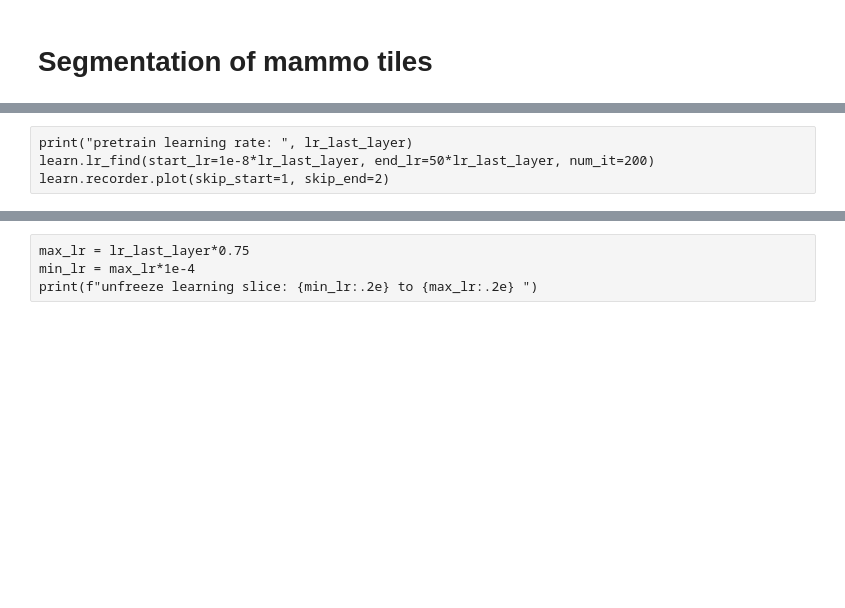
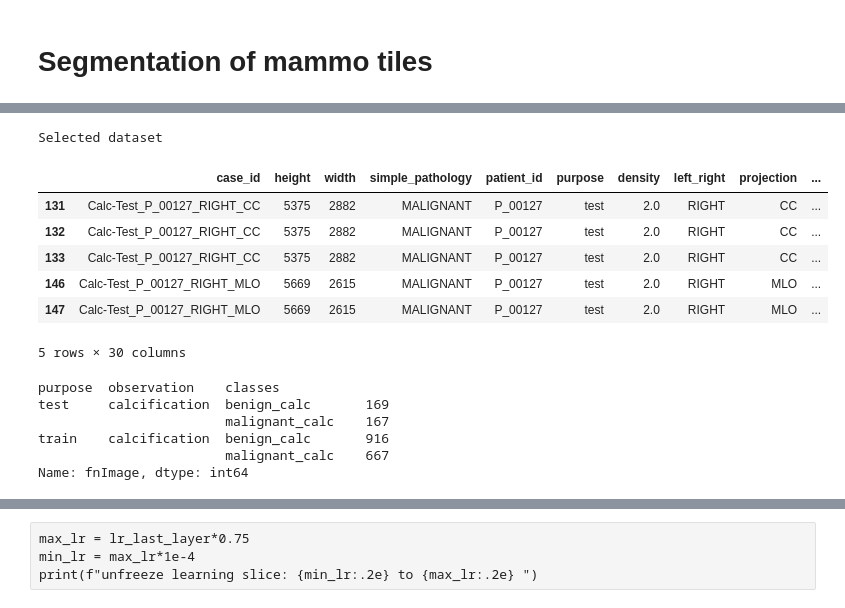
Before and after one commit to kasparlund/mammography, a Jupyter notebook: mammo_segmentation.ipynb, the cells around one changed output, grey strips where cells are left out. Cells and saved outputs as stored; diff of their text form; code cells hidden in the pictures; blank space fills up the shorter version.

```diff
--- a/mammo_segmentation.ipynb
+++ b/mammo_segmentation.ipynb
@@ -504,4 +7,0 @@ learn.save('resnet34-stage-3')
-# %% [raw]
-print("pretrain learning rate: ", lr_last_layer)
-learn.lr_find(start_lr=1e-8*lr_last_layer, end_lr=50*lr_last_layer, num_it=200)
-learn.recorder.plot(skip_start=1, skip_end=2)
@@ -507,0 +96,46 @@ learn.recorder.plot(skip_start=1, skip_end=2)
+# %%
+cases = pd.read_csv( path / "tiles.csv", sep=";", low_memory=False)
+#print(f"cases.columns:{cases.columns}")
+cases.drop("Unnamed: 0",axis=1,inplace=True)
+#display(cases.tail(2))
+
+#print("Stat of dataset before selection")
+#gp = cases.groupby( ["purpose", "observation", "simple_pathology"])["fnImage"].count()
+#print( gp )
+
+codes = [obs.name.lower() for obs in ObsType]
+#print(f"codes:{codes}")
+
+complexity={
+            "malignant_calc":"malignant_calc > 0.01*tile_size and benign_calc==0    and empty==0",
+            "benign_calc":   "benign_calc    > 0.02*tile_size and malignant_calc==0 and empty==0"
+#            "pHealthy":"pAir==0 and pBenign==0 and pMalignant==0",
+#            "malignant_calc":"malignant_calc > 0.1*tile_size and malignant_calc > 0.5*obsAreas and benign_calc==0 and empty==0",
+#            "pAir":"pAir>0.2 and pAir<1.0",
+#            "benign_calc":"benign_calc/tile_size>0.1 and benign_calc > 0.5*obsAreas and malignant_calc==0 and empty==0"
+#            "pMalignant":"pMalignant > 0.99*obsAreas and pBenign==0 and pAir==0"
+}
+nb=1000
+
+test   = selectCases( cases, "test",  complexity=complexity, nb=nb//2 )
+train  = selectCases( cases, "train", complexity=complexity, nb=nb )
+dfData = test.append(train)
+print("Selected dataset")
+display(dfData.head())
+gp = dfData.groupby( ["purpose", "observation", "classes"])["fnImage"].count()
+print( gp )
+# %% [output]
+Selected dataset
+|  | case_id | height | width | simple_pathology | patient_id | purpose | density | left_right | projection | ... |
+| 131 | Calc-Test_P_00127_RIGHT_CC | 5375 | 2882 | MALIGNANT | P_00127 | test | 2.0 | RIGHT | CC | ... |
+| 132 | Calc-Test_P_00127_RIGHT_CC | 5375 | 2882 | MALIGNANT | P_00127 | test | 2.0 | RIGHT | CC | ... |
+| 133 | Calc-Test_P_00127_RIGHT_CC | 5375 | 2882 | MALIGNANT | P_00127 | test | 2.0 | RIGHT | CC | ... |
+| 146 | Calc-Test_P_00127_RIGHT_MLO | 5669 | 2615 | MALIGNANT | P_00127 | test | 2.0 | RIGHT | MLO | ... |
+| 147 | Calc-Test_P_00127_RIGHT_MLO | 5669 | 2615 | MALIGNANT | P_00127 | test | 2.0 | RIGHT | MLO | ... |
+5 rows × 30 columns
+purpose  observation    classes
+test     calcification  benign_calc       169
+                        malignant_calc    167
+train    calcification  benign_calc       916
+                        malignant_calc    667
+Name: fnImage, dtype: int64
```
Also changed, not shown: parts of 86 cells of this notebook, 2 other files.
